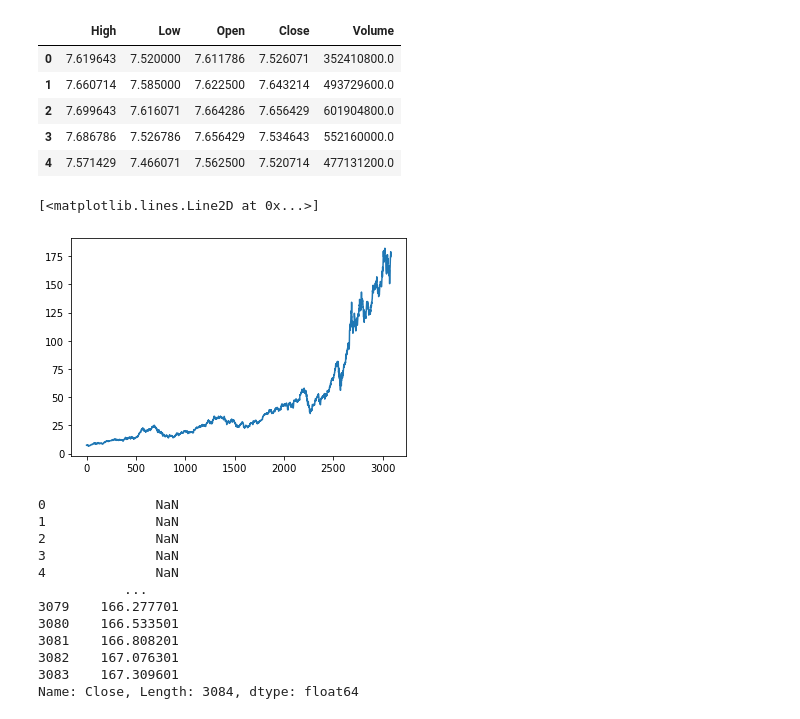
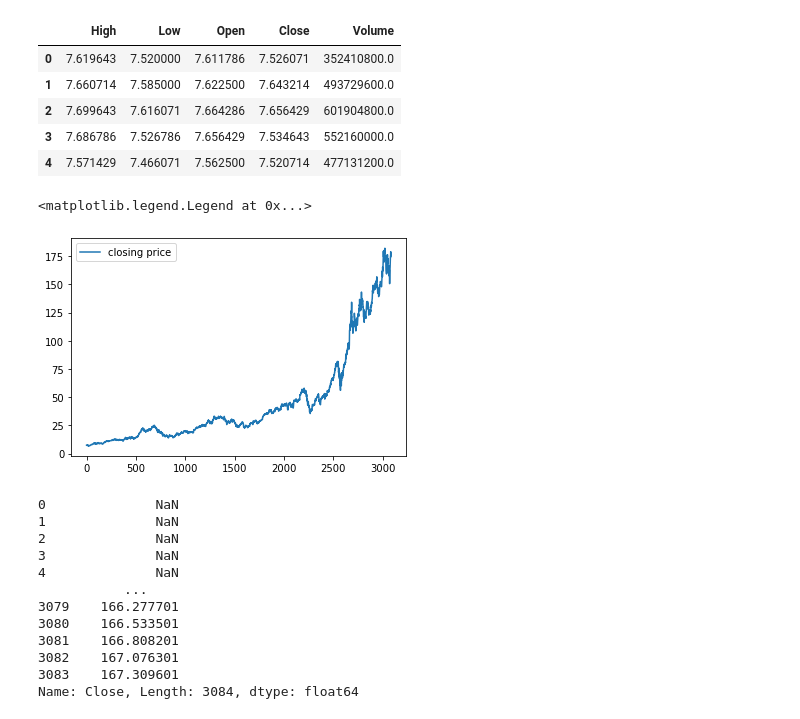
Before and after one commit to DaZZler12/StockMarketClosingPriceTrends, a Jupyter notebook: Stock Market-LSTM-Model.ipynb, the cells around one changed output. Drawn from its saved outputs; the diff is of its cells as text; code cells hidden in the pictures.

```diff
--- a/Stock Market-LSTM-Model.ipynb
+++ b/Stock Market-LSTM-Model.ipynb
@@ -57,10 +58,11 @@ df.head()
 #low high volmune uo to us
 # %%
 #workin on the close column
-plt.plot(df.Close)     #graph showing the closing price of AAPL stack
+plt.plot(df.Close,label = 'closing price')
+plt.legend()                                 #graph showing the closing price of AAPL stack
 # %% [output]
-[<matplotlib.lines.Line2D at 0x...>]
+<matplotlib.legend.Legend at 0x...>
-[figure, old version]
+[figure, new version]
 # %%
 #how can we create the moving avergaes
 
```
Also changed, not shown: parts of 24 cells of this notebook, 6 other files.
